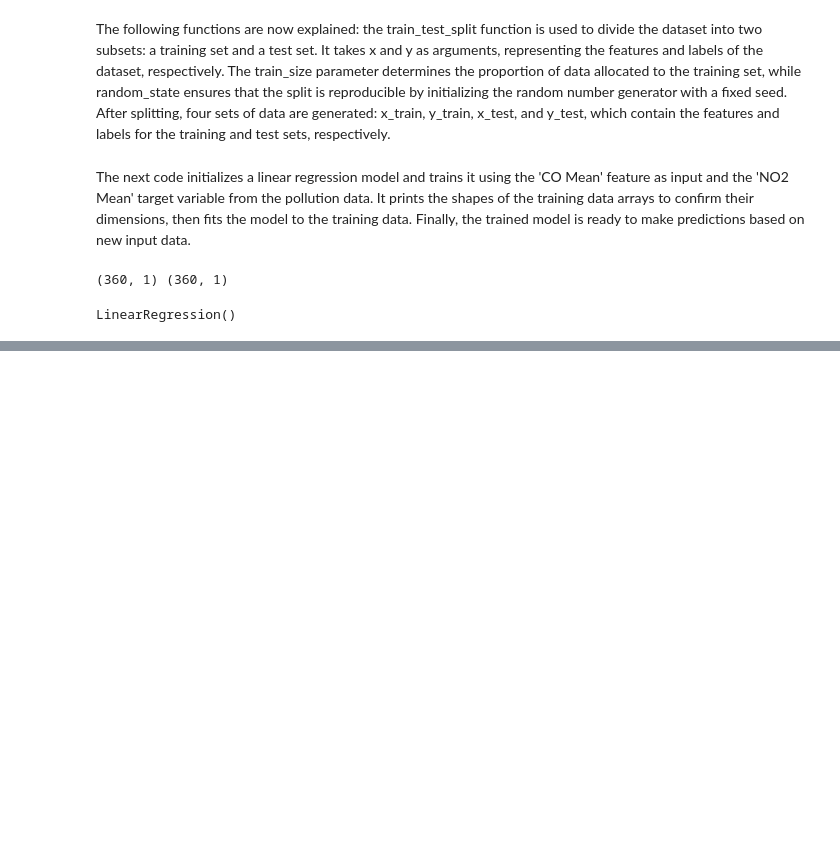
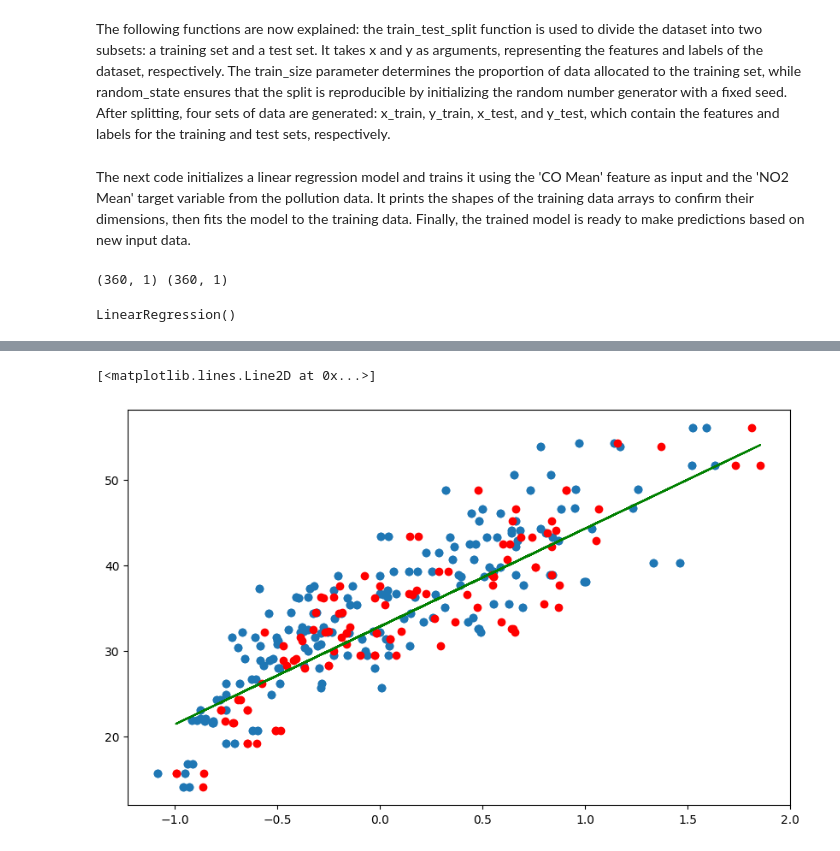
Before and after one commit to letizialanza01/Project_US_Pollution, a Jupyter notebook: Project_US_Pollution.ipynb, the cells around one changed output, grey strips where cells are left out. Saved outputs shown, nothing was run; the diff lists cells and outputs as text; code cells hidden in the pictures; blank space fills up the shorter version.

```diff
--- a/Project_US_Pollution.ipynb
+++ b/Project_US_Pollution.ipynb
@@ -1125,7 +1125,7 @@ print(y)
 # %% [markdown]
 The following functions are now explained: the train_test_split function is used to divide the dataset into two subsets: a training set and a test set. It takes x and y as arguments, representing the features and labels of the dataset, respectively. The train_size parameter determines the proportion of data allocated to the training set, while random_state ensures that the split is reproducible by initializing the random number generator with a fixed seed. After splitting, four sets of data are generated: x_train, y_train, x_test, and y_test, which contain the features and labels for the training and test sets, respectively.
 # %%
-x_train, y_train, x_test, y_test = train_test_split(x, y, train_size = 0.7, random_state = 0)
+x_train, x_test, y_train, y_test = train_test_split(x, y, train_size = 0.7, random_state = 0)
 # %% [markdown]
 The next code initializes a linear regression model and trains it using the 'CO Mean' feature as input and the 'NO2 Mean' target variable from the pollution data. It prints the shapes of the training data arrays to confirm their dimensions, then fits the model to the training data. Finally, the trained model is ready to make predictions based on new input data.
 # %%
@@ -1137,16 +1137,3 @@ model.fit(x_train, y_train)
 # %% [output]
 (360, 1) (360, 1)
 LinearRegression()
-# %%
-x = x.reshape(-1, 1)
-
-# Divisione dei dati in set di addestramento e di test
-x_train, x_test, y_train, y_test = train_test_split(x, y, train_size=0.7, random_state=0)
-
-# Creazione e addestramento del modello di regressione lineare
-model = LinearRegression()
-model.fit(x_train, y_train)
-
-# Valutazione delle prestazioni del modello sui dati di test
-score = model.score(x_test, y_test)
-print("Coefficient of determination (R-squared):", score)
@@ -1200,6 +1219,9 @@ plt.show()
 # %%
 plt.figure(figsize = (10,6))
-plt.title('Stock Price Prediction')
+plt.title('')
 plt.scatter(x_train, y_train)
-plt.scatter(x_test, y_test, c='red')
-plt.plot(x_test, y_pred)
+plt.scatter(x_test, y_test, c = 'red')
+plt.plot(x_test, y_pred, c = 'green')
+# %% [output]
+[<matplotlib.lines.Line2D at 0x...>]
+[figure, added]
```
Also changed, not shown: parts of 13 cells of this notebook.
